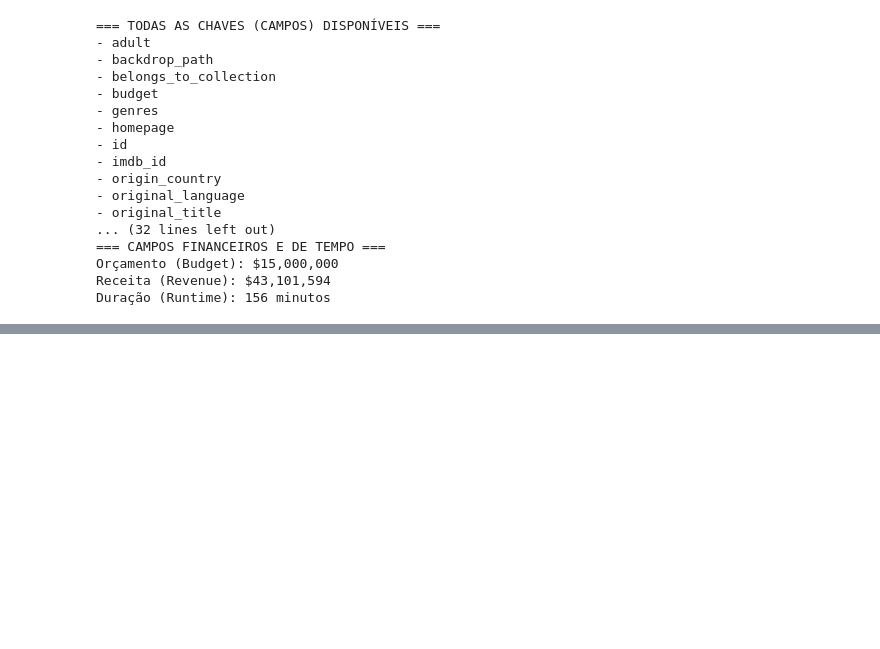
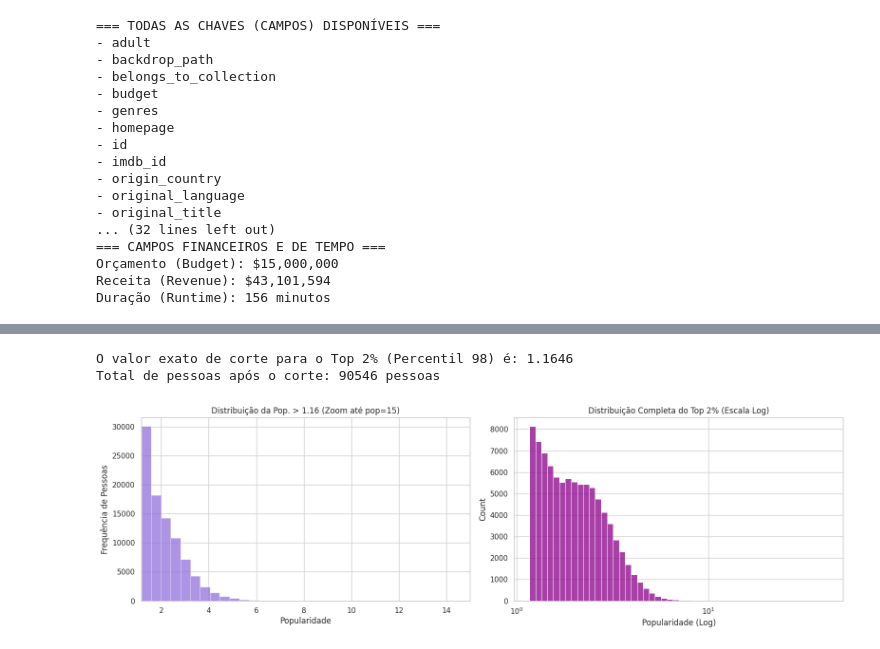
Before and after one commit to gabrielgraciano/analise_de_filmes, a Jupyter notebook: movie_scrapper.ipynb, the cells around one changed output, grey strips where cells are left out. Cells and saved outputs as stored; diff of their text form; code cells hidden in the pictures; blank space fills up the shorter version.

```diff
--- a/movie_scrapper.ipynb
+++ b/movie_scrapper.ipynb
@@ -292,0 +390,37 @@ Buscando dados completos na API...
+# %%
+import matplotlib.pyplot as plt
+import seaborn as sns
+
+# 1. Calculando o valor exato do percentil 98 dinamicamente
+corte_98 = df_people['popularity'].quantile(0.98)
+print(f"O valor exato de corte para o Top 2% (Percentil 98) é: {corte_98:.4f}")
+
+# 2. Aplicando o filtro na base
+df_people_top2 = df_people[df_people['popularity'] > corte_98]
+
+print(f"Total de pessoas após o corte: {len(df_people_top2)} pessoas")
+
+# 3. Configurando a visualização
+sns.set_theme(style="whitegrid")
+fig, ax = plt.subplots(1, 2, figsize=(16, 5))
+
+# Gráfico 1: Histograma Linear (com zoom para ver a densidade principal)
+# Como vimos que o valor máximo é ~42, vamos dar um zoom até o 15 para ver o corpo da distribuição
+sns.histplot(df_people_top2['popularity'], bins=100, ax=ax[0], color='mediumpurple')
+ax[0].set_xlim(corte_98, 15)
+ax[0].set_title(f'Distribuição da Pop. > {corte_98:.2f} (Zoom até pop=15)')
+ax[0].set_xlabel('Popularidade')
+ax[0].set_ylabel('Frequência de Pessoas')
+
+# Gráfico 2: Histograma com Escala Logarítmica no eixo X
+# Aqui conseguimos ver a distribuição completa do Top 2% sem cortar os figurões que batem 40 de popularidade
+sns.histplot(df_people_top2['popularity'], bins=50, log_scale=(True, False), ax=ax[1], color='darkmagenta')
+ax[1].set_title('Distribuição Completa do Top 2% (Escala Log)')
+ax[1].set_xlabel('Popularidade (Log)')
+
+plt.tight_layout()
+plt.show()
+# %% [output]
+O valor exato de corte para o Top 2% (Percentil 98) é: 1.1646
+Total de pessoas após o corte: 90546 pessoas
+[figure, added]
```
Also changed, not shown: parts of 5 cells of this notebook.
